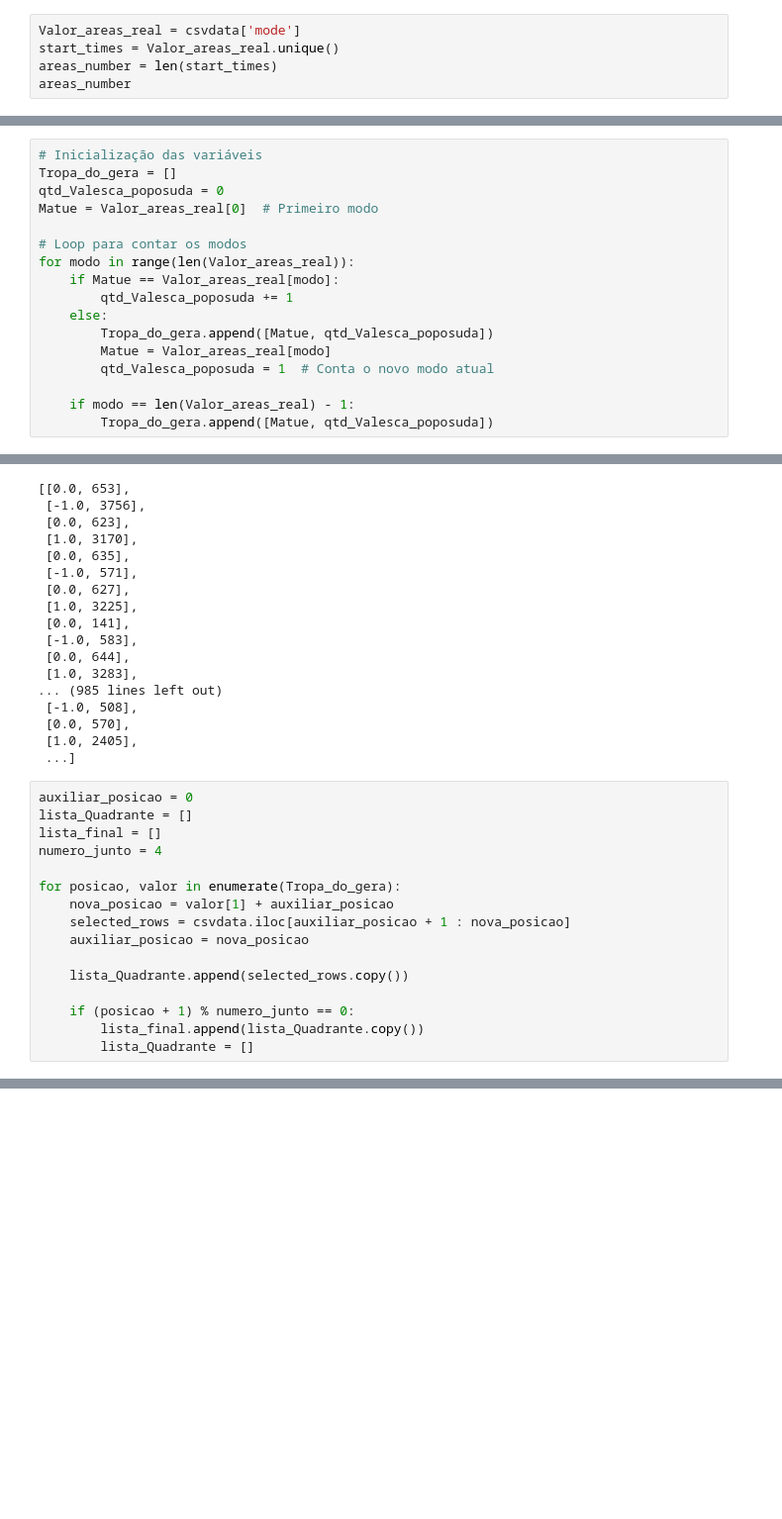
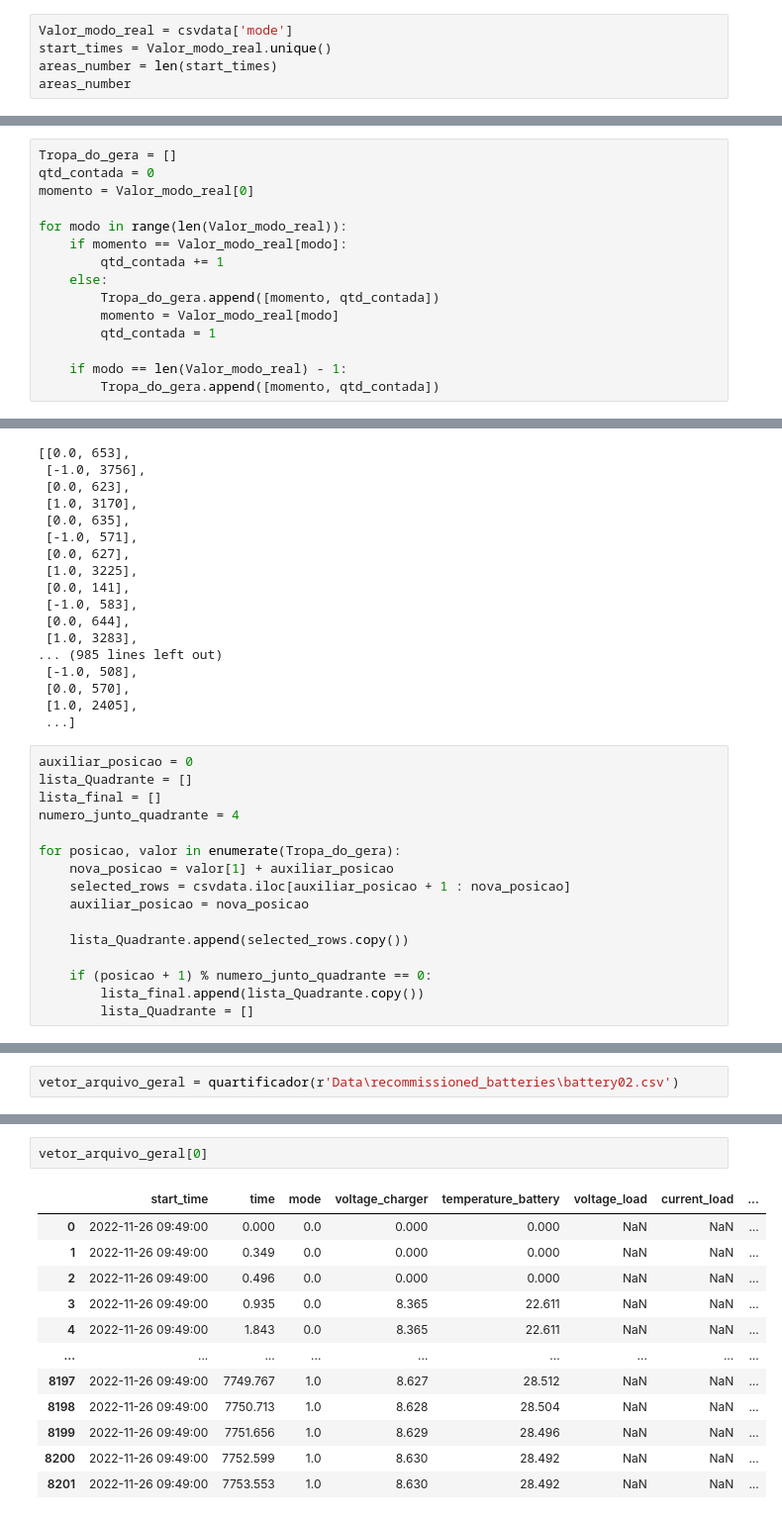
Before and after one commit to ViniciusBPessoa/Analise_Desempenho_Predicao_Falhas, a Jupyter notebook: Predicão_falhas/opa.ipynb, the cells around one changed output, grey strips where cells are left out. Shown at 99% size. Drawn from its saved outputs; the diff is of its cells as text; blank space fills up the shorter version.

```diff
--- a/Predicão_falhas/opa.ipynb
+++ b/Predicão_falhas/opa.ipynb
@@ -46,8 +47,8 @@ casa.head(20)
 | 18 | 2022-11-26 09:49:00 | 14.591 | 0.0 | 8.365 | 22.611 | NaN | NaN | ... |
 | 19 | 2022-11-26 09:49:00 | 15.521 | 0.0 | 8.365 | 22.611 | NaN | NaN | ... |
 # %%
-Valor_areas_real = csvdata['mode']
-start_times = Valor_areas_real.unique()
+Valor_modo_real = csvdata['mode']
+start_times = Valor_modo_real.unique()
 areas_number = len(start_times)
 areas_number
 # %% [output]
@@ -61,22 +62,20 @@ Counter(Valor_areas_real)
 # %% [output]
 Counter({1.0: 1088836, 0.0: 720269, -1.0: 260562})
 # %%
-# Inicialização das variáveis
 Tropa_do_gera = []
-qtd_Valesca_poposuda = 0
-Matue = Valor_areas_real[0]  # Primeiro modo
+qtd_contada = 0
+momento = Valor_modo_real[0]
 
-# Loop para contar os modos
-for modo in range(len(Valor_areas_real)):
-    if Matue == Valor_areas_real[modo]:
-        qtd_Valesca_poposuda += 1
+for modo in range(len(Valor_modo_real)):
+    if momento == Valor_modo_real[modo]:
+        qtd_contada += 1
     else:
-        Tropa_do_gera.append([Matue, qtd_Valesca_poposuda])
-        Matue = Valor_areas_real[modo]
-        qtd_Valesca_poposuda = 1  # Conta o novo modo atual
+        Tropa_do_gera.append([momento, qtd_contada])
+        momento = Valor_modo_real[modo]
+        qtd_contada = 1
 
-    if modo == len(Valor_areas_real) - 1:
-        Tropa_do_gera.append([Matue, qtd_Valesca_poposuda])
+    if modo == len(Valor_modo_real) - 1:
+        Tropa_do_gera.append([momento, qtd_contada])
 # %%
 Tropa_do_gera
 # %% [output]
@@ -101,7 +100,7 @@ Tropa_do_gera
 auxiliar_posicao = 0
 lista_Quadrante = []
 lista_final = []
-numero_junto = 4
+numero_junto_quadrante = 4
 
 for posicao, valor in enumerate(Tropa_do_gera):
     nova_posicao = valor[1] + auxiliar_posicao
@@ -110,6 +109,6 @@ for posicao, valor in enumerate(Tropa_do_gera):
 
     lista_Quadrante.append(selected_rows.copy())
 
-    if (posicao + 1) % numero_junto == 0:
+    if (posicao + 1) % numero_junto_quadrante == 0:
         lista_final.append(lista_Quadrante.copy())
         lista_Quadrante = []
@@ -131,0 +169,2 @@ lista_final[5][2]
+# %%
+vetor_arquivo_geral = quartificador(r'Data\recommissioned_batteries\battery02.csv')
@@ -131,0 +178,15 @@ lista_final[5][2]
+# %%
+vetor_arquivo_geral[0]
+# %% [output]
+|  | start_time | time | mode | voltage_charger | temperature_battery | voltage_load | current_load | ... |
+| 0 | 2022-11-26 09:49:00 | 0.000 | 0.0 | 0.000 | 0.000 | NaN | NaN | ... |
+| 1 | 2022-11-26 09:49:00 | 0.349 | 0.0 | 0.000 | 0.000 | NaN | NaN | ... |
+| 2 | 2022-11-26 09:49:00 | 0.496 | 0.0 | 0.000 | 0.000 | NaN | NaN | ... |
+| 3 | 2022-11-26 09:49:00 | 0.935 | 0.0 | 8.365 | 22.611 | NaN | NaN | ... |
+| 4 | 2022-11-26 09:49:00 | 1.843 | 0.0 | 8.365 | 22.611 | NaN | NaN | ... |
+| ... | ... | ... | ... | ... | ... | ... | ... | ... |
+| 8197 | 2022-11-26 09:49:00 | 7749.767 | 1.0 | 8.627 | 28.512 | NaN | NaN | ... |
+| 8198 | 2022-11-26 09:49:00 | 7750.713 | 1.0 | 8.628 | 28.504 | NaN | NaN | ... |
+| 8199 | 2022-11-26 09:49:00 | 7751.656 | 1.0 | 8.629 | 28.496 | NaN | NaN | ... |
+| 8200 | 2022-11-26 09:49:00 | 7752.599 | 1.0 | 8.630 | 28.492 | NaN | NaN | ... |
+| 8201 | 2022-11-26 09:49:00 | 7753.553 | 1.0 | 8.630 | 28.492 | NaN | NaN | ... |
```
Also changed, not shown: parts of 10 cells of this notebook.
